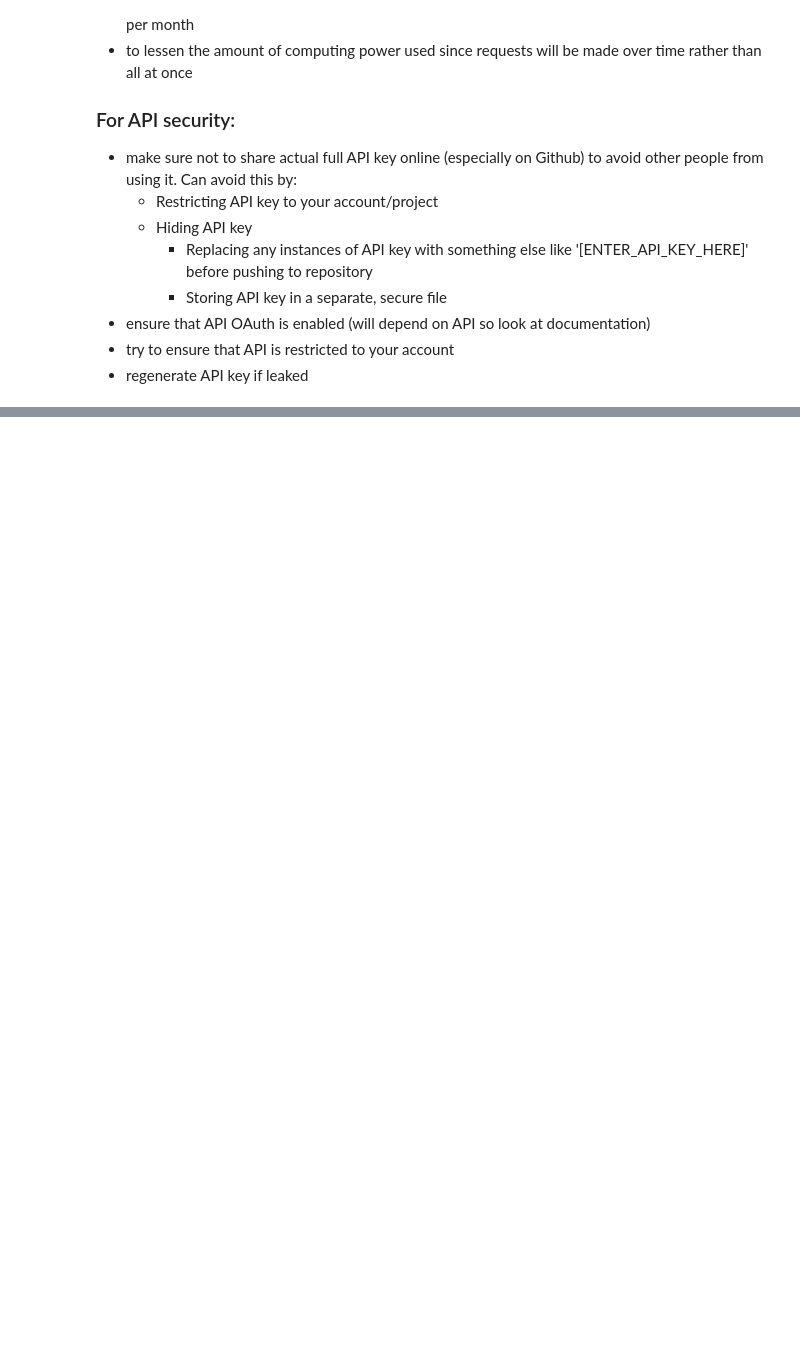
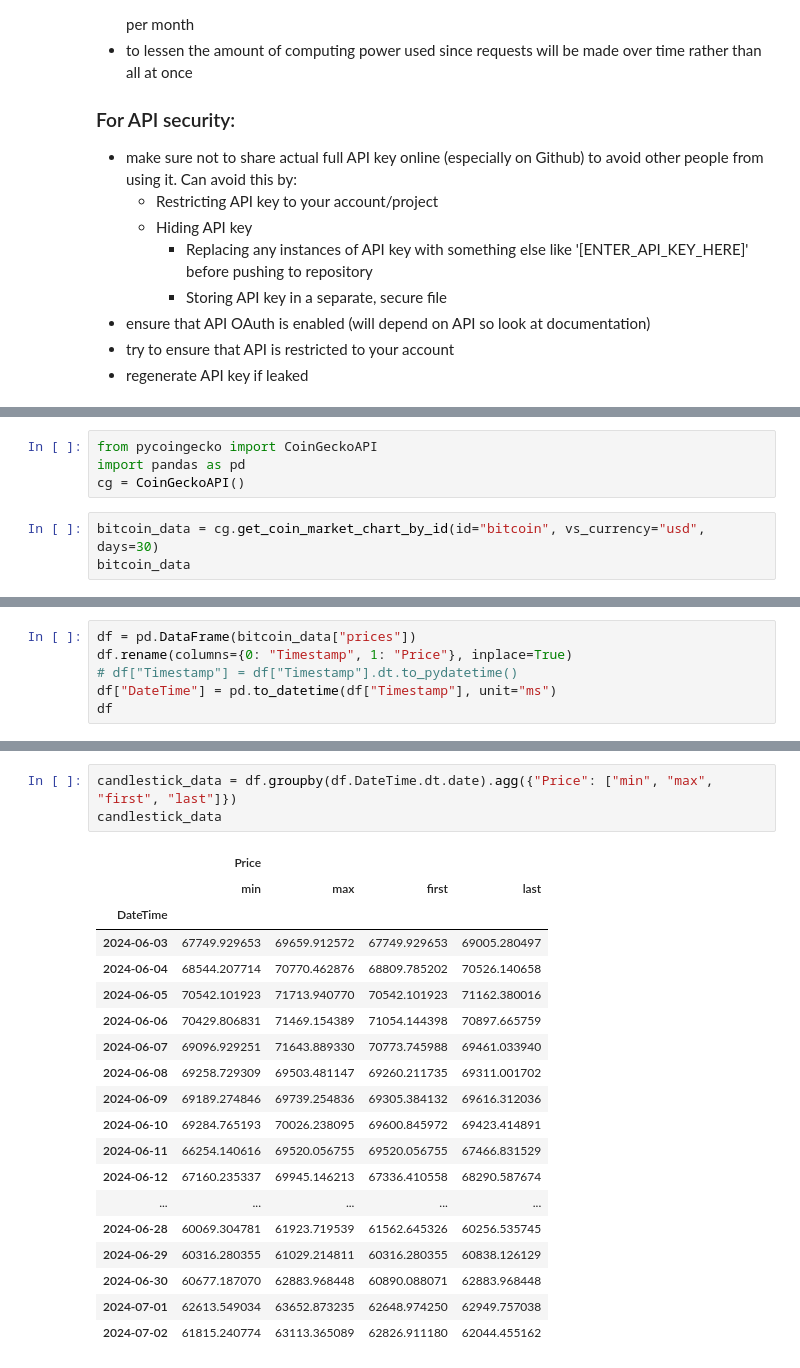
Before and after one commit to priscilla-arinze/PythonReview, a Jupyter notebook: Web Services - APIs (Service Oriented Approach).ipynb, the cells around one changed output, grey strips where cells are left out. Cells and saved outputs as stored; diff of their text form; blank space fills up the shorter version.

```diff
--- a/Web Services - APIs (Service Oriented Approach).ipynb
+++ b/Web Services - APIs (Service Oriented Approach).ipynb
@@ -216,0 +219,7 @@ Dallas, TX, USA
+# %%
+from pycoingecko import CoinGeckoAPI
+import pandas as pd
+cg = CoinGeckoAPI()
+# %%
+bitcoin_data = cg.get_coin_market_chart_by_id(id="bitcoin", vs_currency="usd", days=30)
+bitcoin_data
@@ -216,0 +244,6 @@ Dallas, TX, USA
+# %%
+df = pd.DataFrame(bitcoin_data["prices"])
+df.rename(columns={0: "Timestamp", 1: "Price"}, inplace=True)
+# df["Timestamp"] = df["Timestamp"].dt.to_pydatetime()
+df["DateTime"] = pd.to_datetime(df["Timestamp"], unit="ms")
+df
@@ -216,0 +264,23 @@ Dallas, TX, USA
+# %%
+candlestick_data = df.groupby(df.DateTime.dt.date).agg({"Price": ["min", "max", "first", "last"]})
+candlestick_data
+# %% [output]
+|  | Price |  |  |  |
+|  | min | max | first | last |
+| DateTime |  |  |  |  |
+| 2024-06-03 | 67749.929653 | 69659.912572 | 67749.929653 | 69005.280497 |
+| 2024-06-04 | 68544.207714 | 70770.462876 | 68809.785202 | 70526.140658 |
+| 2024-06-05 | 70542.101923 | 71713.940770 | 70542.101923 | 71162.380016 |
+| 2024-06-06 | 70429.806831 | 71469.154389 | 71054.144398 | 70897.665759 |
+| 2024-06-07 | 69096.929251 | 71643.889330 | 70773.745988 | 69461.033940 |
+| 2024-06-08 | 69258.729309 | 69503.481147 | 69260.211735 | 69311.001702 |
+| 2024-06-09 | 69189.274846 | 69739.254836 | 69305.384132 | 69616.312036 |
+| 2024-06-10 | 69284.765193 | 70026.238095 | 69600.845972 | 69423.414891 |
+| 2024-06-11 | 66254.140616 | 69520.056755 | 69520.056755 | 67466.831529 |
+| 2024-06-12 | 67160.235337 | 69945.146213 | 67336.410558 | 68290.587674 |
+| ... | ... | ... | ... | ... |
+| 2024-06-28 | 60069.304781 | 61923.719539 | 61562.645326 | 60256.535745 |
+| 2024-06-29 | 60316.280355 | 61029.214811 | 60316.280355 | 60838.126129 |
+| 2024-06-30 | 60677.187070 | 62883.968448 | 60890.088071 | 62883.968448 |
+| 2024-07-01 | 62613.549034 | 63652.873235 | 62648.974250 | 62949.757038 |
+| 2024-07-02 | 61815.240774 | 63113.365089 | 62826.911180 | 62044.455162 |
```
Also changed, not shown: parts of 3 cells of this notebook.
